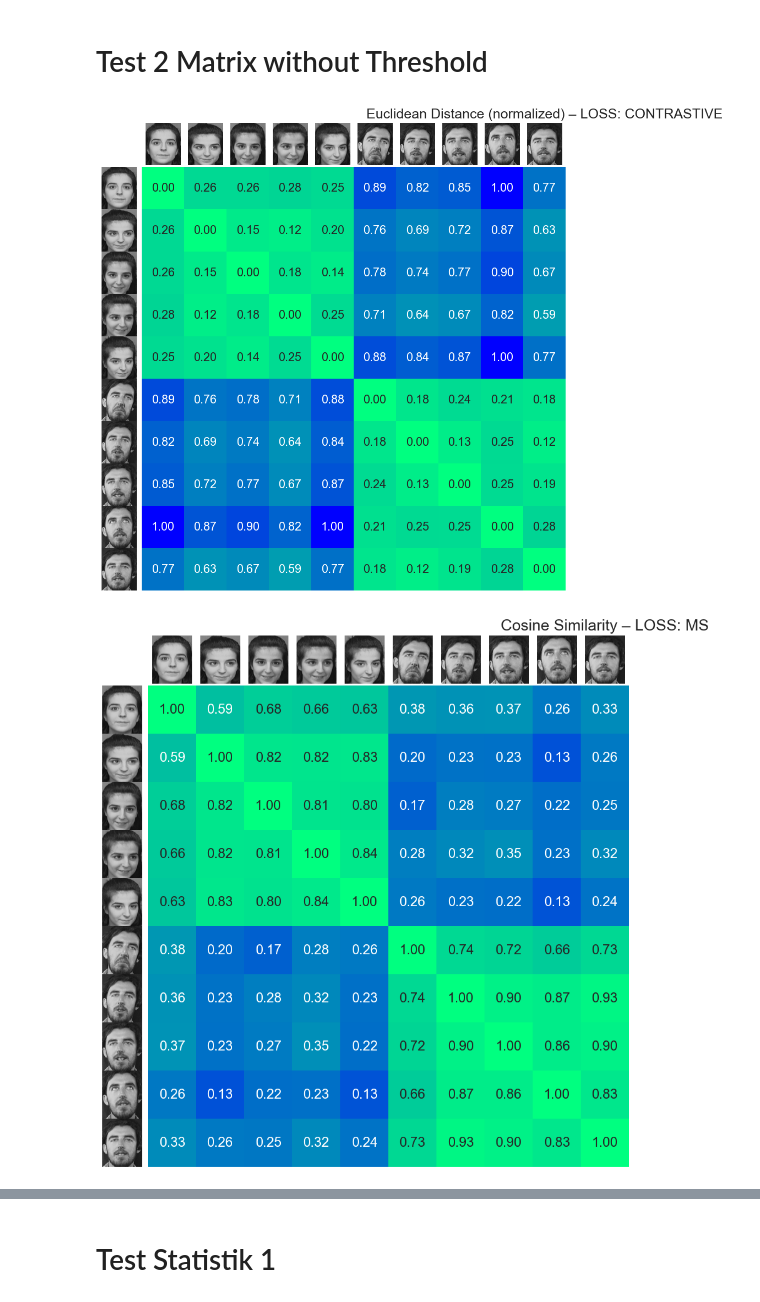
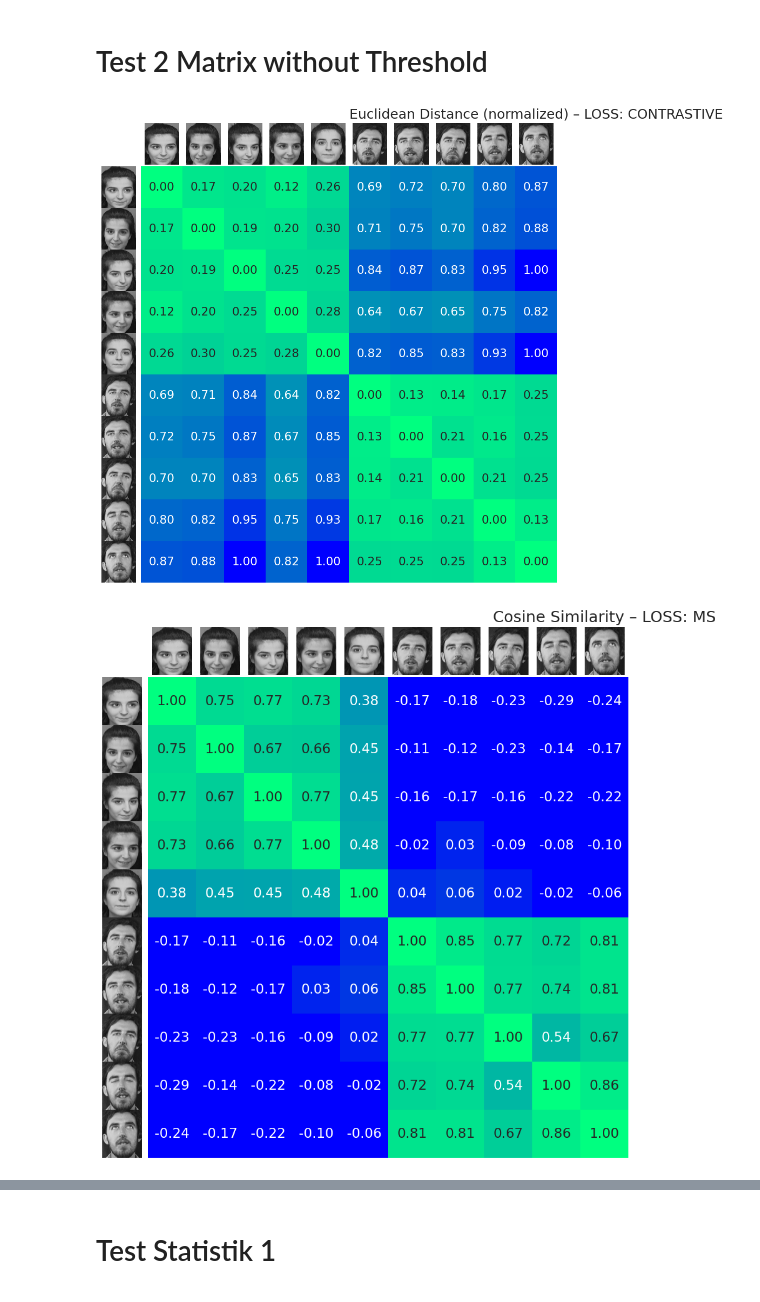
Before and after one commit to armanniaruhi/RAML, a Jupyter notebook: inference.ipynb, the cells around one changed output, grey strips where cells are left out. Saved outputs shown, nothing was run; the diff lists cells and outputs as text; code cells hidden in the pictures.

```diff
--- a/inference.ipynb
+++ b/inference.ipynb
@@ -5,10 +19,7 @@
 <small>2. CONTRASTIVE</small>
 <small>3. CIRCLE</small>
 # %%
-LOSS_TYPE_MS = "MS"
-LOSS_TYPE_CONTRASTIVE = "CONTRASTIVE"
-LOSS_TYPE_CIRCLE = "CIRCLE"
-LOSS_TYPE = "MS"
+LOSS_TYPE = "MultiSimilarity" # "Circle" "Contrastive"
 # %% [markdown]
 # Library Import
 # %%
@@ -42,15 +43,15 @@ DEVICE = torch.device("cuda" if torch.cuda.is_available() else "cpu")
 # %%
 contrastive = False
-if LOSS_TYPE == "CONTRASTIVE":
+if LOSS_TYPE == "Contrastive":
     model_path = "models/models_contrastive/best_model_overall.pt"
-    net = SiameseNetwork_contrastive().to(DEVICE)
+    net = SiameseNetworkContrastive().to(DEVICE)
 
-elif LOSS_TYPE == "MS":
-    model_path = "models/models_ms2/best_model_overall.pt"
-    net = SiameseNetwork().to(DEVICE)
+elif LOSS_TYPE == "MultiSimilarity":
+    model_path = "models/models_ms/models_ms_40_80/best_model_overall.pt"
+    net = SiameseNetworkCosine().to(DEVICE)
 else:
     model_path = "models/models_circle/best_model_overall.pt"
-    net = SiameseNetwork().to(DEVICE)
+    net = SiameseNetworkCosine().to(DEVICE)
 net.load_state_dict(torch.load(model_path, map_location=DEVICE), strict=False)
 # %% [output]
 <All keys matched successfully>
@@ -57,15 +60,11 @@ net.load_state_dict(torch.load(model_path, map_location=DEVICE), strict=False)
 # %%
-# If you want reproducible DataLoader shuffling, create a torch.Generator with fixed seed:
-g = torch.Generator()
-g.manual_seed(42)
-
 # Your transformations and dataset
 transformation_test = transforms.Compose([
     transforms.Resize((100, 100)),
     transforms.ToTensor()
 ])
-
-root = "data/faces/test/"
+# Load the dataset
+root = "dataset/test/AT&T" # Options -> AT&T, CelebA, VGGface
 folder_dataset_test = datasets.ImageFolder(root=root)
 test_dataset = SiameseNetworkDataset(imageFolderDataset=folder_dataset_test,
                                      transform=transformation_test)
@@ -504,10 +507,9 @@ pil_images = [Image.open(p).convert("RGB") for p in paths]
 # -----------------------------------------------------------------------------
 # Modell‐Definitionen
 # -----------------------------------------------------------------------------
-from src.ml.resNet18 import SiameseNetwork, SiameseNetwork_contrastive
 model_map = {
     "CONTRASTIVE": "models/models_contrastive/best_model_overall.pt",
-    "MS":           "models/models_ms2/best_model_overall.pt",
+    "MS":           "models/models_ms/models_ms_40_80/best_model_overall.pt",
     "CIRCLE":       "models/models_circle/best_model_overall.pt"
 }
 loss_seq = ["CONTRASTIVE", "MS", "CIRCLE"]
@@ -518,35 +520,35 @@ loss_seq = ["CONTRASTIVE", "MS", "CIRCLE"]
 for lt in loss_seq:
     # Modell laden
     if lt == "CONTRASTIVE":
-        net = SiameseNetwork_contrastive().to(DEVICE)
+        net = SiameseNetworkContrastive().to(DEVICE)
     else:
-        net = SiameseNetwork().to(DEVICE)
+        net = SiameseNetworkCosine().to(DEVICE)
     net.load_state_dict(torch.load(model_map[lt], map_location=DEVICE), strict=False)
     net.eval()
 
     # Embeddings berechnen
     with torch.no_grad():
         batch = torch.stack([transformation_test(im) for im in pil_images]).to(DEVICE)
         embeddings = net.forward_once(batch)
 
     # Matrix & Label
     matrix, metric_label, is_dist = compute_matrix(embeddings, lt)
 
     # Plot erzeugen
     fig = plt.figure(figsize=(10, 10))
     ax  = sns.heatmap(
         matrix,
         cmap=blue2green_r if is_dist else blue2green,
         vmin=0, vmax=1,
         square=True,
         annot=True, fmt=".2f",
         cbar=False,
         xticklabels=False, yticklabels=False
     )
     add_thumbnails(ax, pil_images, side="left")
     add_thumbnails(ax, pil_images, side="top")
     plt.title(f"{metric_label} – LOSS: {lt}", fontsize=18)
     plt.show()
 # %% [output]
-[figure, old version]
+[figure, new version]
-[figure, old version]
+[figure, new version]
```
Also changed, not shown: parts of 13 cells of this notebook, 9 other files.
